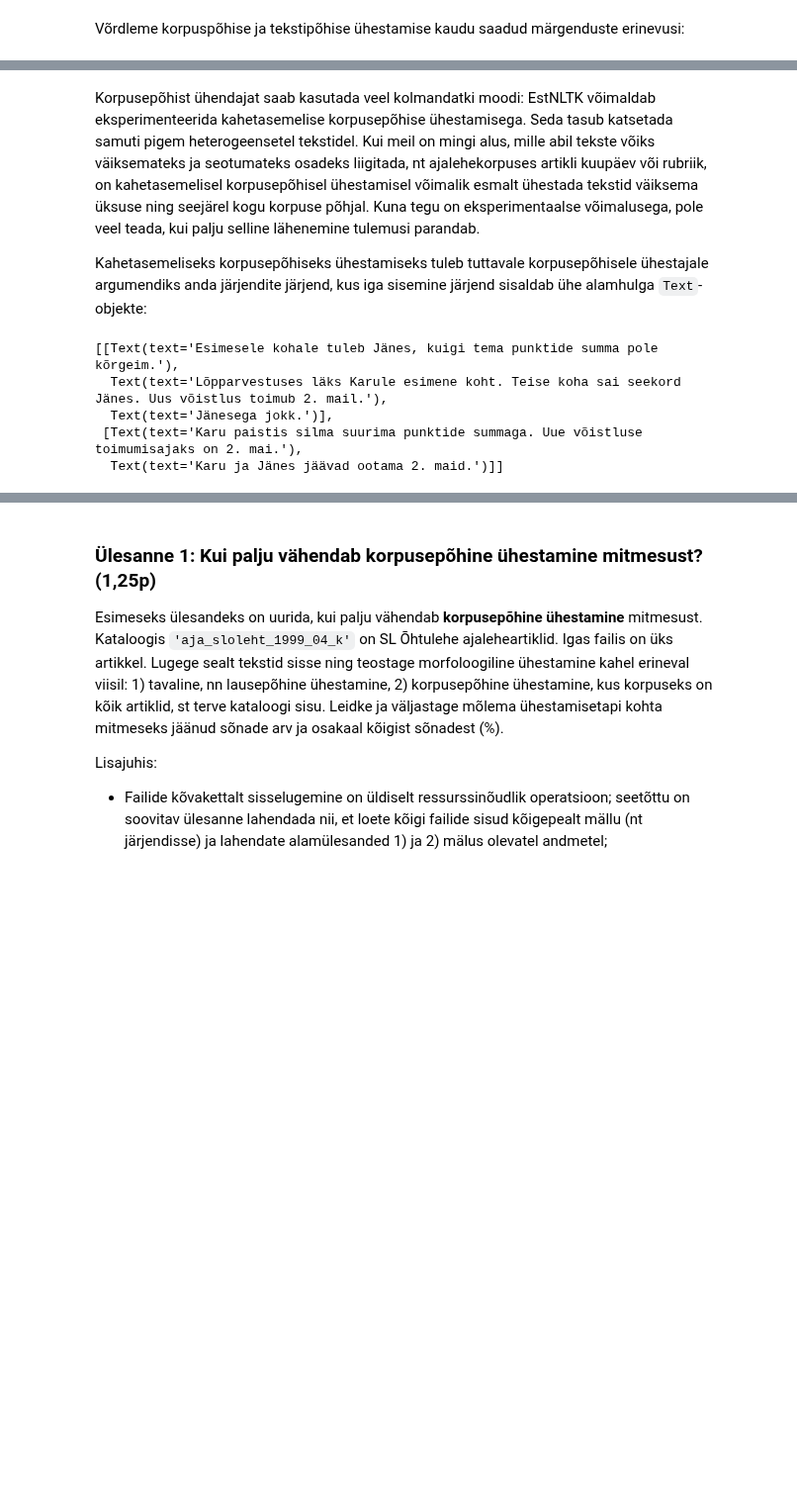
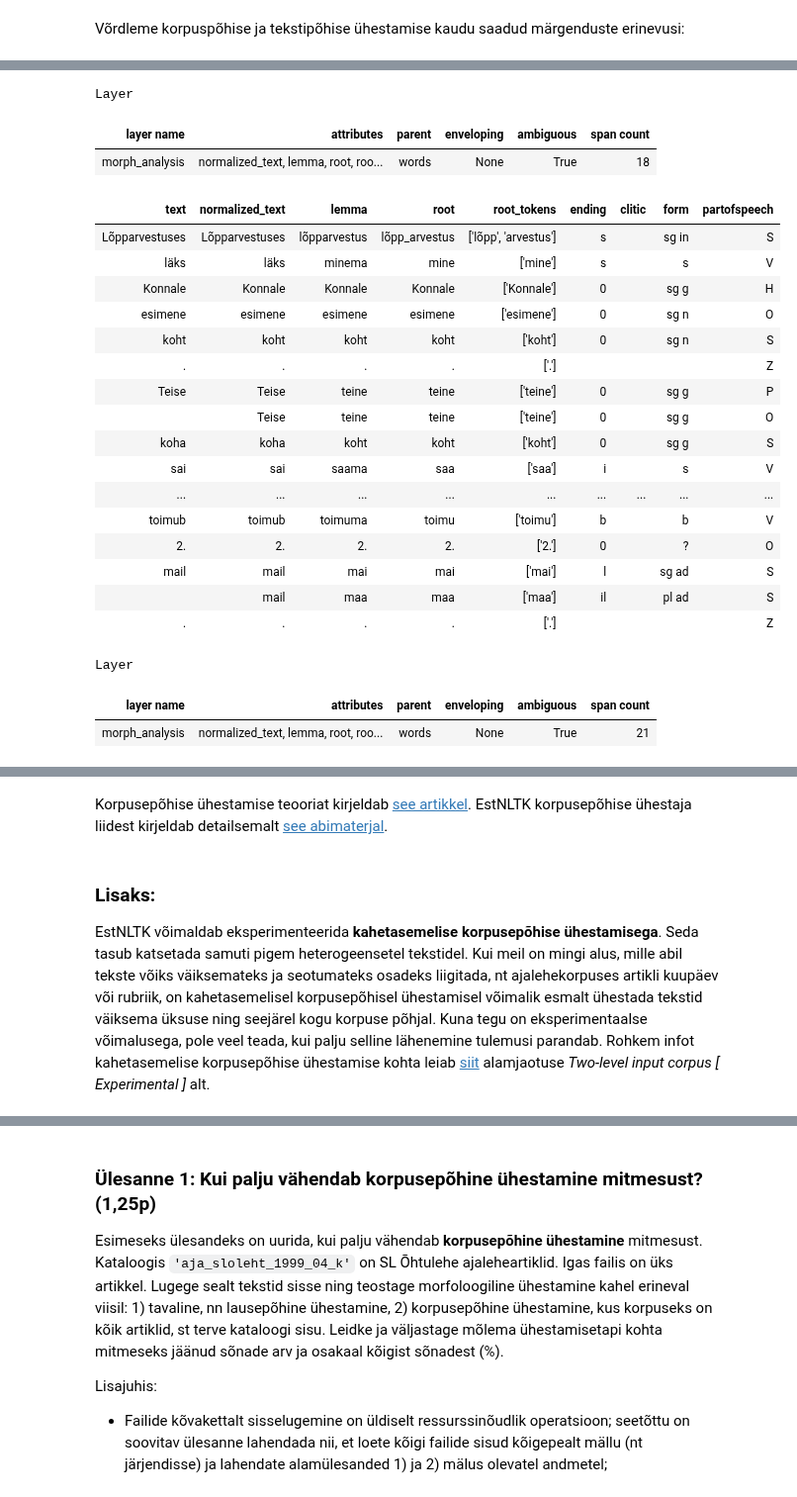
Before and after one commit to d009/EstNLP, a Jupyter notebook: Praktikum3/Praktikum_3.ipynb, the cells around one changed output, grey strips where cells are left out. Shown at 99% size. Saved outputs shown, nothing was run; the diff lists cells and outputs as text; code cells hidden in the pictures; blank space fills up the shorter version.

```diff
--- a/Praktikum3/Praktikum_3.ipynb
+++ b/Praktikum3/Praktikum_3.ipynb
@@ -172,0 +181,37 @@ Kuna näites toodud tekstid olid omavahel tugevasti seotud, on näha, et parema
+# %%
+# Make new resolver
+from estnltk.default_resolver import make_resolver
+text_based_disamb_resolver = make_resolver(predisambiguate=True,
+                                           postdisambiguate=True)
+
+
+# Add morph_analysis with text-based disambiguation
+
+for corpus_text in tb_corpus_texts:
+    corpus_text=Text(corpus_text)
+    corpus_text.tag_layer(resolver=text_based_disamb_resolver)['morph_analysis']
+    display(corpus_text.morph_analysis)
+# %% [output]
+Layer
+| layer name | attributes | parent | enveloping | ambiguous | span count |
+| morph_analysis | normalized_text, lemma, root, roo... | words | None | True | 18 |
+| text | normalized_text | lemma | root | root_tokens | ending | clitic | form | partofspeech |
+| Lõpparvestuses | Lõpparvestuses | lõpparvestus | lõpp_arvestus | ['lõpp', 'arvestus'] | s |  | sg in | S |
+| läks | läks | minema | mine | ['mine'] | s |  | s | V |
+| Konnale | Konnale | Konnale | Konnale | ['Konnale'] | 0 |  | sg g | H |
+| esimene | esimene | esimene | esimene | ['esimene'] | 0 |  | sg n | O |
+| koht | koht | koht | koht | ['koht'] | 0 |  | sg n | S |
+| . | . | . | . | ['.'] |  |  |  | Z |
+| Teise | Teise | teine | teine | ['teine'] | 0 |  | sg g | P |
+|  | Teise | teine | teine | ['teine'] | 0 |  | sg g | O |
+| koha | koha | koht | koht | ['koht'] | 0 |  | sg g | S |
+| sai | sai | saama | saa | ['saa'] | i |  | s | V |
+| ... | ... | ... | ... | ... | ... | ... | ... | ... |
+| toimub | toimub | toimuma | toimu | ['toimu'] | b |  | b | V |
+| 2. | 2. | 2. | 2. | ['2.'] | 0 |  | ? | O |
+| mail | mail | mai | mai | ['mai'] | l |  | sg ad | S |
+|  | mail | maa | maa | ['maa'] | il |  | pl ad | S |
+| . | . | . | . | ['.'] |  |  |  | Z |
+Layer
+| layer name | attributes | parent | enveloping | ambiguous | span count |
+| morph_analysis | normalized_text, lemma, root, roo... | words | None | True | 21 |
@@ -173,4 +235,5 @@ Kuna näites toodud tekstid olid omavahel tugevasti seotud, on näha, et parema
+# %% [markdown]
+Korpusepõhise ühestamise teooriat kirjeldab [see artikkel](https://ebooks.iospress.nl/volumearticle/7488). EstNLTK korpusepõhise ühestaja liidest kirjeldab detailsemalt [see abimaterjal](https://github.com/estnltk/estnltk/blob/main/tutorials/nlp_pipeline/B_morphology/04_morph_analysis_with_corpus-based_disambiguation.ipynb).
 # %% [markdown]
-Korpusepõhist ühendajat saab kasutada veel kolmandatki moodi: EstNLTK võimaldab eksperimenteerida kahetasemelise korpusepõhise ühestamisega. Seda tasub katsetada samuti pigem heterogeensetel tekstidel. Kui meil on mingi alus, mille abil tekste võiks väiksemateks ja seotumateks osadeks liigitada, nt ajalehekorpuses artikli kuupäev või rubriik, on kahetasemelisel korpusepõhisel ühestamisel võimalik esmalt ühestada tekstid väiksema üksuse ning seejärel kogu korpuse põhjal. Kuna tegu on eksperimentaalse võimalusega, pole veel teada, kui palju selline lähenemine tulemusi parandab.
-
-Kahetasemeliseks korpusepõhiseks ühestamiseks tuleb tuttavale korpusepõhisele ühestajale argumendiks anda järjendite järjend, kus iga sisemine järjend sisaldab ühe alamhulga `Text`-objekte:
+### Lisaks:
+EstNLTK võimaldab eksperimenteerida **kahetasemelise korpusepõhise ühestamisega**. Seda tasub katsetada samuti pigem heterogeensetel tekstidel. Kui meil on mingi alus, mille abil tekste võiks väiksemateks ja seotumateks osadeks liigitada, nt ajalehekorpuses artikli kuupäev või rubriik, on kahetasemelisel korpusepõhisel ühestamisel võimalik esmalt ühestada tekstid väiksema üksuse ning seejärel kogu korpuse põhjal. Kuna tegu on eksperimentaalse võimalusega, pole veel teada, kui palju selline lähenemine tulemusi parandab. Rohkem infot kahetasemelise korpusepõhise ühestamise kohta leiab [siit](https://github.com/estnltk/estnltk/blob/main/tutorials/nlp_pipeline/B_morphology/04_morph_analysis_with_corpus-based_disambiguation.ipynb) alamjaotuse _Two-level input corpus [ Experimental ]_ alt.
@@ -193,9 +239,0 @@ for articles in two_lvl_corpus:
-# %%
-vm_corpus_tagger = VabamorfCorpusTagger(output_layer='morph_analysis_with_two_lvl_disamb')
-vm_corpus_tagger.tag(nested_corpus)  # märgendame korraga kogu korpuse
-# %% [output]
-[[Text(text='Esimesele kohale tuleb Jänes, kuigi tema punktide summa pole kõrgeim.'),
-  Text(text='Lõpparvestuses läks Karule esimene koht. Teise koha sai seekord Jänes. Uus võistlus toimub 2. mail.'),
-  Text(text='Jänesega jokk.')],
- [Text(text='Karu paistis silma suurima punktide summaga. Uue võistluse toimumisajaks on 2. mai.'),
-  Text(text='Karu ja Jänes jäävad ootama 2. maid.')]]
```
Also changed, not shown: parts of 56 cells of this notebook, 1 other file.
